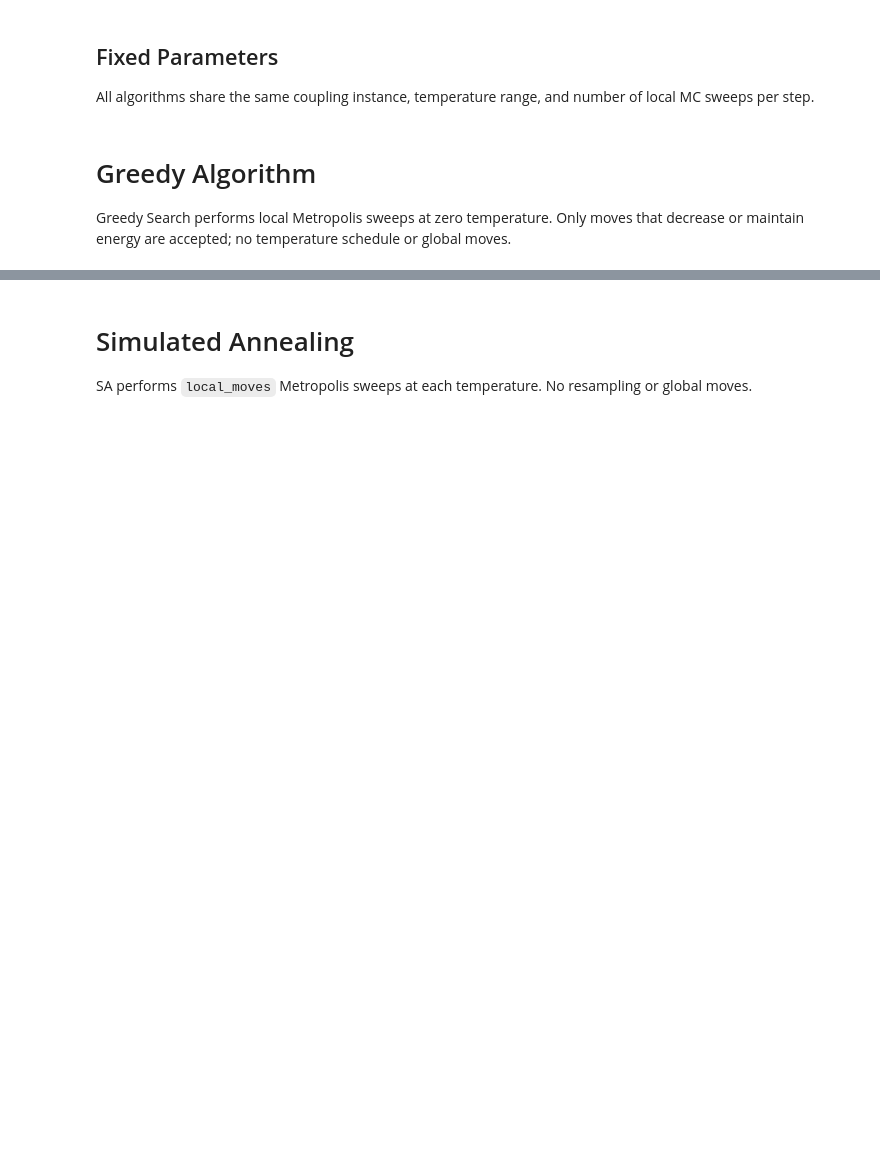
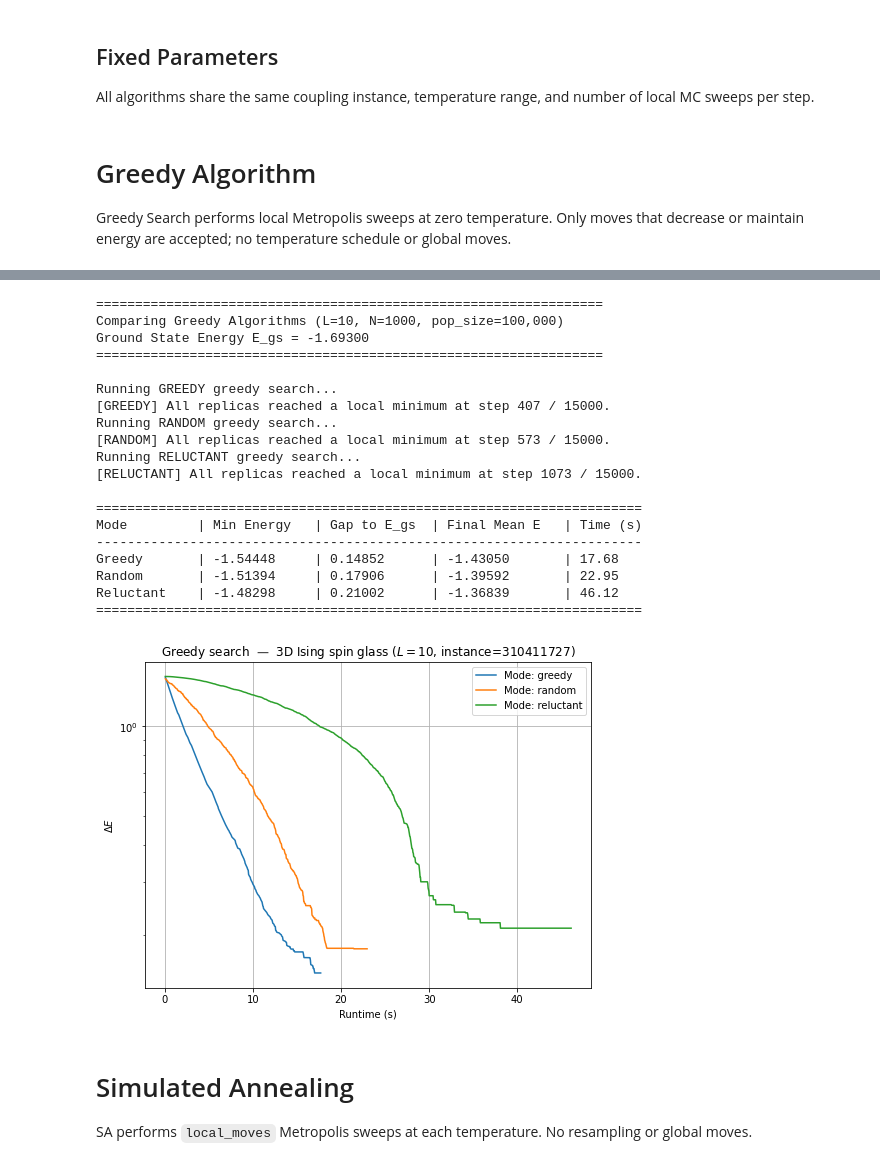
Before and after one commit to ocadni/spin-glass-benchmarks, a Jupyter notebook: example_notebook/example_notebook.ipynb, the cells around one changed output, grey strips where cells are left out. Saved outputs shown, nothing was run; the diff lists cells and outputs as text; code cells hidden in the pictures; blank space fills up the shorter version.

```diff
--- a/example_notebook/example_notebook.ipynb
+++ b/example_notebook/example_notebook.ipynb
@@ -96,16 +119,16 @@ print(local_moves, f"{minimum:.5f}", f'{observ.get_observable_history("mean_ener
 pop_size = 100_000
 
 # Disorder instance
-seed = 310411727  # hard instance
+instance = 310411727  # hard instance
 E_gs = -1.69300   # ground state energy for the hard instance
-# seed = 10069     # easy instance (uncomment to switch)
+# instance = 10069     # easy instance (uncomment to switch)
 # E_gs = -1.74178   # ground state energy for the easy instance
 
 # Load coupling matrix
-J = read_couplings(f'./Data/Alpha/Couplings/couplings_L{L}_R1_seed{seed}.txt', N).to(device)
+J = read_couplings(f'./Data/Alpha/Couplings/couplings_L{L}_R1_seed{instance}.txt', N).to(device)
 
 # Modes to compare
-modes = ["random", "reluctant"]
+modes = ["greedy", "random", "reluctant"]
 results = {}
 
 print(f"{'='*65}")
@@ -115,9 +138,6 @@ print(f"{'='*65}\n")
 
 for mode in modes:
     print(f"Running {mode.upper()} greedy search...")
-
-    if mode == "reluctant":
-        local_moves = local_moves * N
 
     observ, elapsed_time = greedy_search(
         L=L,
@@ -127,34 +147,72 @@ for mode in modes:
         Observables=Observables,
         mode=mode,
     )
 
     # Extract metrics
     min_energy_hist = observ.get_observable_history("min_energy")
     mean_energy_hist = observ.get_observable_history("mean_energy")
 
     min_energy = float(torch.tensor(min_energy_hist).min())
     final_mean_energy = float(mean_energy_hist[-1])
     energy_gap = abs(min_energy - E_gs)
 
     results[mode] = {
         "min_energy": min_energy,
         "mean_energy": final_mean_energy,
         "gap_to_gs": energy_gap,
         "time": elapsed_time,
-        "observ": observ
+        "observ": observ,
+        "time_list": np.array(observ.get_elapsed_times()),
+        "min_energy_list": np.array(observ.get_running_min_energy())
     }
 
 # ----------------- Summary Comparison Table ----------------- #
 print("\n" + "="*70)
 print(f"{'Mode':<12} | {'Min Energy':<12} | {'Gap to E_gs':<12} | {'Final Mean E':<14} | {'Time (s)':<8}")
 print("-" * 70)
 for mode, res in results.items():
     print(f"{mode.capitalize():<12} | "
           f"{res['min_energy']:<12.5f} | "
           f"{res['gap_to_gs']:<12.5f} | "
           f"{res['mean_energy']:<14.5f} | "
           f"{res['time']:<8.2f}")
 print("="*70)
+
+
+
+plt.figure(figsize=(8, 6))
+plt.title(f"Greedy search  —  3D Ising spin glass ($L={L}$, instance={instance})")
+for mode, res in results.items():
+    time_list = res["time_list"]
+    min_energy_list = res["min_energy_list"]
+    plt.plot(time_list, min_energy_list - E_gs, label=f"Mode: {mode}")
+plt.xlabel("Runtime (s)")
+plt.ylabel(r"$\Delta E$")
+plt.yscale("log")
+plt.grid()
+plt.legend()
+plt.show()
+# %% [output]
+=================================================================
+Comparing Greedy Algorithms (L=10, N=1000, pop_size=100,000)
+Ground State Energy E_gs = -1.69300
+=================================================================
+
+Running GREEDY greedy search...
+[GREEDY] All replicas reached a local minimum at step 407 / 15000.
+Running RANDOM greedy search...
+[RANDOM] All replicas reached a local minimum at step 573 / 15000.
+Running RELUCTANT greedy search...
+[RELUCTANT] All replicas reached a local minimum at step 1073 / 15000.
+
+======================================================================
+Mode         | Min Energy   | Gap to E_gs  | Final Mean E   | Time (s)
+----------------------------------------------------------------------
+Greedy       | -1.54448     | 0.14852      | -1.43050       | 17.68
+Random       | -1.51394     | 0.17906      | -1.39592       | 22.95
+Reluctant    | -1.48298     | 0.21002      | -1.36839       | 46.12
+======================================================================
+[figure, added]
 # %% [markdown]
 # Simulated Annealing
 
```
Also changed, not shown: parts of 18 cells of this notebook, 1 other file.
